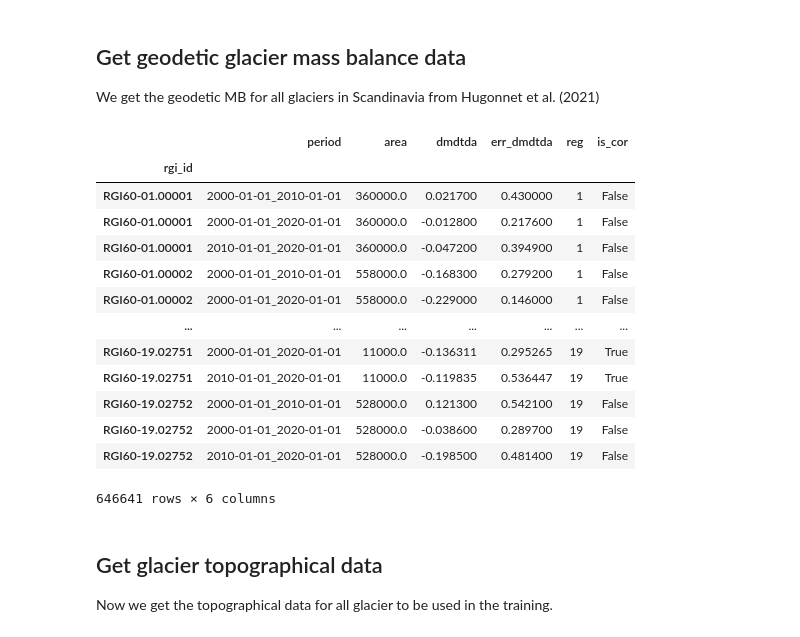
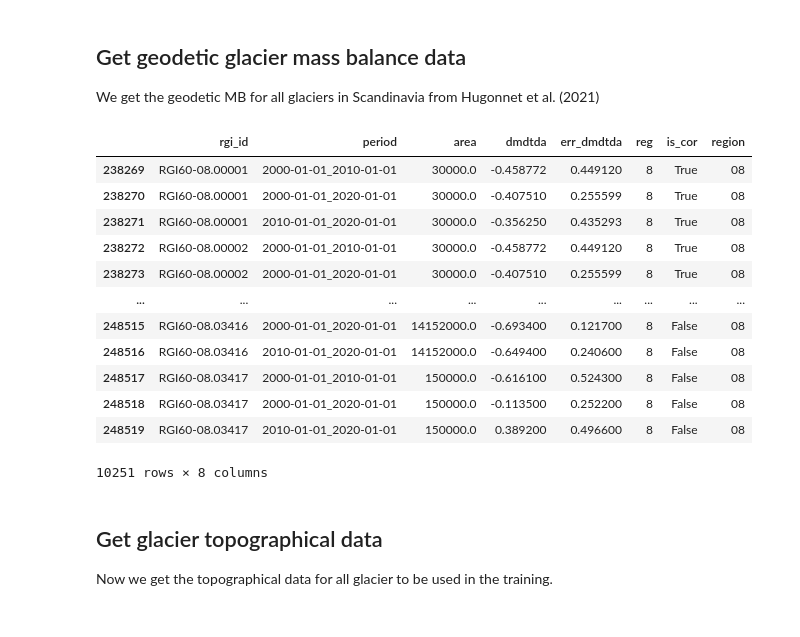
Before and after one commit to Machine-Learning-in-Glaciology-Workshop/Project_MB_Regression, a Jupyter notebook: 1_Preprocessing.ipynb, the cells around one changed output. Drawn from its saved outputs; the diff is of its cells as text; code cells hidden in the pictures.

Commit message:
add region filter to mb dataset

```diff
--- a/1_Preprocessing.ipynb
+++ b/1_Preprocessing.ipynb
@@ -71,23 +86,27 @@ We get the geodetic MB for all glaciers in Scandinavia from Hugonnet et al. (202
 # %%
 mb_df = utils.get_geodetic_mb_dataframe()
 mb_df.drop(columns=['area', 'reg', 'is_cor'])
 mb_df.index.names = ['rgi_id']
+mb_df = mb_df.reset_index()
+
+# We want to filer just the right region #def extract_region_id(name):
+mb_df['region'] = mb_df.apply(lambda row: row.rgi_id.split('-')[1][:2], axis=1)
+mb_df = mb_df[mb_df.region==rgi_region]
 mb_df
 # %% [output]
-|  | period | area | dmdtda | err_dmdtda | reg | is_cor |
-| rgi_id |  |  |  |  |  |  |
-| RGI60-01.00001 | 2000-01-01_2010-01-01 | 360000.0 | 0.021700 | 0.430000 | 1 | False |
-| RGI60-01.00001 | 2000-01-01_2020-01-01 | 360000.0 | -0.012800 | 0.217600 | 1 | False |
-| RGI60-01.00001 | 2010-01-01_2020-01-01 | 360000.0 | -0.047200 | 0.394900 | 1 | False |
-| RGI60-01.00002 | 2000-01-01_2010-01-01 | 558000.0 | -0.168300 | 0.279200 | 1 | False |
-| RGI60-01.00002 | 2000-01-01_2020-01-01 | 558000.0 | -0.229000 | 0.146000 | 1 | False |
-| ... | ... | ... | ... | ... | ... | ... |
-| RGI60-19.02751 | 2000-01-01_2020-01-01 | 11000.0 | -0.136311 | 0.295265 | 19 | True |
-| RGI60-19.02751 | 2010-01-01_2020-01-01 | 11000.0 | -0.119835 | 0.536447 | 19 | True |
-| RGI60-19.02752 | 2000-01-01_2010-01-01 | 528000.0 | 0.121300 | 0.542100 | 19 | False |
-| RGI60-19.02752 | 2000-01-01_2020-01-01 | 528000.0 | -0.038600 | 0.289700 | 19 | False |
-| RGI60-19.02752 | 2010-01-01_2020-01-01 | 528000.0 | -0.198500 | 0.481400 | 19 | False |
+|  | rgi_id | period | area | dmdtda | err_dmdtda | reg | is_cor | region |
+| 238269 | RGI60-08.00001 | 2000-01-01_2010-01-01 | 30000.0 | -0.458772 | 0.449120 | 8 | True | 08 |
+| 238270 | RGI60-08.00001 | 2000-01-01_2020-01-01 | 30000.0 | -0.407510 | 0.255599 | 8 | True | 08 |
+| 238271 | RGI60-08.00001 | 2010-01-01_2020-01-01 | 30000.0 | -0.356250 | 0.435293 | 8 | True | 08 |
+| 238272 | RGI60-08.00002 | 2000-01-01_2010-01-01 | 30000.0 | -0.458772 | 0.449120 | 8 | True | 08 |
+| 238273 | RGI60-08.00002 | 2000-01-01_2020-01-01 | 30000.0 | -0.407510 | 0.255599 | 8 | True | 08 |
+| ... | ... | ... | ... | ... | ... | ... | ... | ... |
+| 248515 | RGI60-08.03416 | 2000-01-01_2020-01-01 | 14152000.0 | -0.693400 | 0.121700 | 8 | False | 08 |
+| 248516 | RGI60-08.03416 | 2010-01-01_2020-01-01 | 14152000.0 | -0.649400 | 0.240600 | 8 | False | 08 |
+| 248517 | RGI60-08.03417 | 2000-01-01_2010-01-01 | 150000.0 | -0.616100 | 0.524300 | 8 | False | 08 |
+| 248518 | RGI60-08.03417 | 2000-01-01_2020-01-01 | 150000.0 | -0.113500 | 0.252200 | 8 | False | 08 |
+| 248519 | RGI60-08.03417 | 2010-01-01_2020-01-01 | 150000.0 | 0.389200 | 0.496600 | 8 | False | 08 |
-646641 rows × 6 columns
+10251 rows × 8 columns
 # %%
 mb_df.to_csv('./Data/mb_df.csv')
 # %% [markdown]
```
Also changed, not shown: parts of 2 cells of this notebook.
